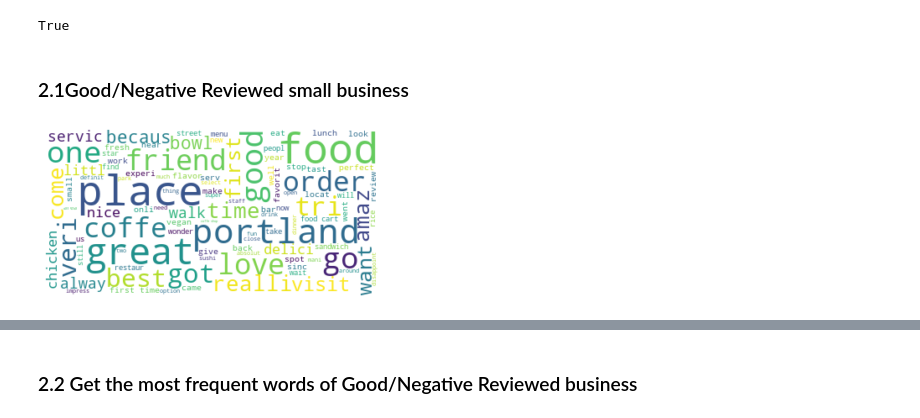
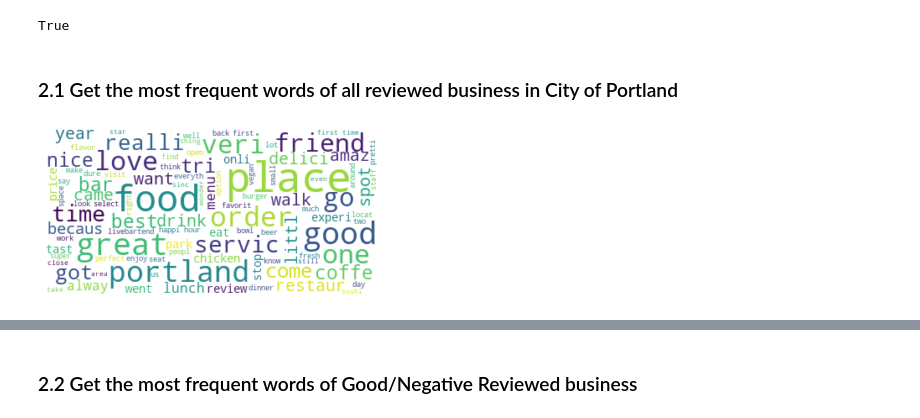
Before and after one commit to JasonZhangzy1757/CUSP-Capstone, a Jupyter notebook: User requirements_Portland.ipynb, the cells around one changed output, grey strips where cells are left out. Saved outputs shown, nothing was run; the diff lists cells and outputs as text; code cells hidden in the pictures.

Commit message:
User requirements_Portland_new

```diff
--- a/User requirements_Portland.ipynb
+++ b/User requirements_Portland.ipynb
@@ -185,0 +138,28 @@ rating_good.to_csv('rating_good.csv')
+# %%
+R=[]
+
+for j in range(len(reviews)):
+    data=reviews[j].json()
+
+    rating=[]
+    text=[]
+    time=[]
+    Review_ID=[]
+
+    for i in range(len(data['reviews'])):
+
+        Review_ID+=[data['reviews'][i]['id']]
+        text+=[data['reviews'][i]['text']]
+        time+=[data['reviews'][i]['time_created']]
+        rating+=[data['reviews'][i]['rating']]
+
+    R.append(pd.DataFrame({'Review_ID':Review_ID,
+              'text':text,
+              'rating':rating,
+              'time':time}))
+
+for i in range(len(business)):
+    R[i]['Business_ID']=business['Business_id'][i]
+
+Review_Portland= pd.concat(R)
+Review_Portland.head()
@@ -349,10 +315,14 @@ def preprocess_data(data):
 
     return preprocessed_text
 # %%
+text = Review_Portland.loc[:,'text']
 good_text = Review_good.loc[:,'text']
 bad_text = Review_bad.loc[:,'text']
+pos_text = Review_pos.loc[:,'text']
+neg_text = Review_neg.loc[:,'text']
 
+sen=preprocess_data(text)
 good_sen = preprocess_data(good_text)
 bad_sen= preprocess_data(bad_text)
+pos_sen= preprocess_data(pos_text)
+neg_sen= preprocess_data(neg_text)
-# %% [markdown]
-### 2.1Good/Negative Reviewed small business
@@ -365,11 +329,18 @@ good_token=' '.join(good_token)
+# %% [markdown]
+### 2.1 Get the most frequent words of all reviewed business in City of Portland
 # %%
+tokens = []
+for i in range(len(sen)):
+    token = " ".join(sen[i])
+    tokens.append(token)
+tokens = ''.join(tokens)
 # Create and generate a word cloud image:
-wordcloud = WordCloud(max_font_size=50, max_words=100, background_color="white").generate(good_token)
+wordcloud = WordCloud(max_font_size=50, max_words=100, background_color="white").generate(tokens)
 
 # Display the generated image:
 plt.figure()
 plt.imshow(wordcloud, interpolation="bilinear")
 plt.axis("off")
 plt.show()
 # %% [output]
-[figure, old version]
+[figure, new version]
```
Also changed, not shown: parts of 30 cells of this notebook.
